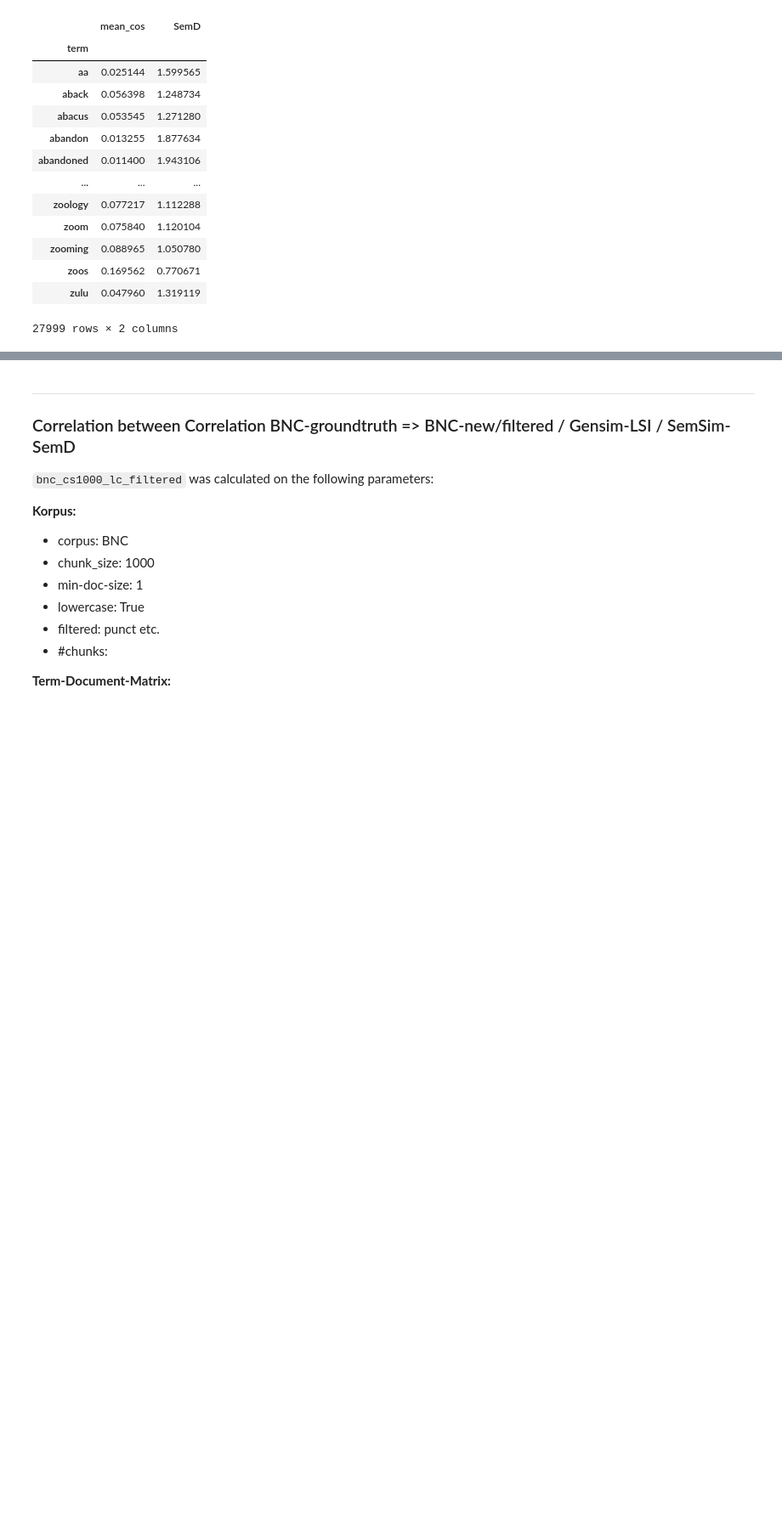
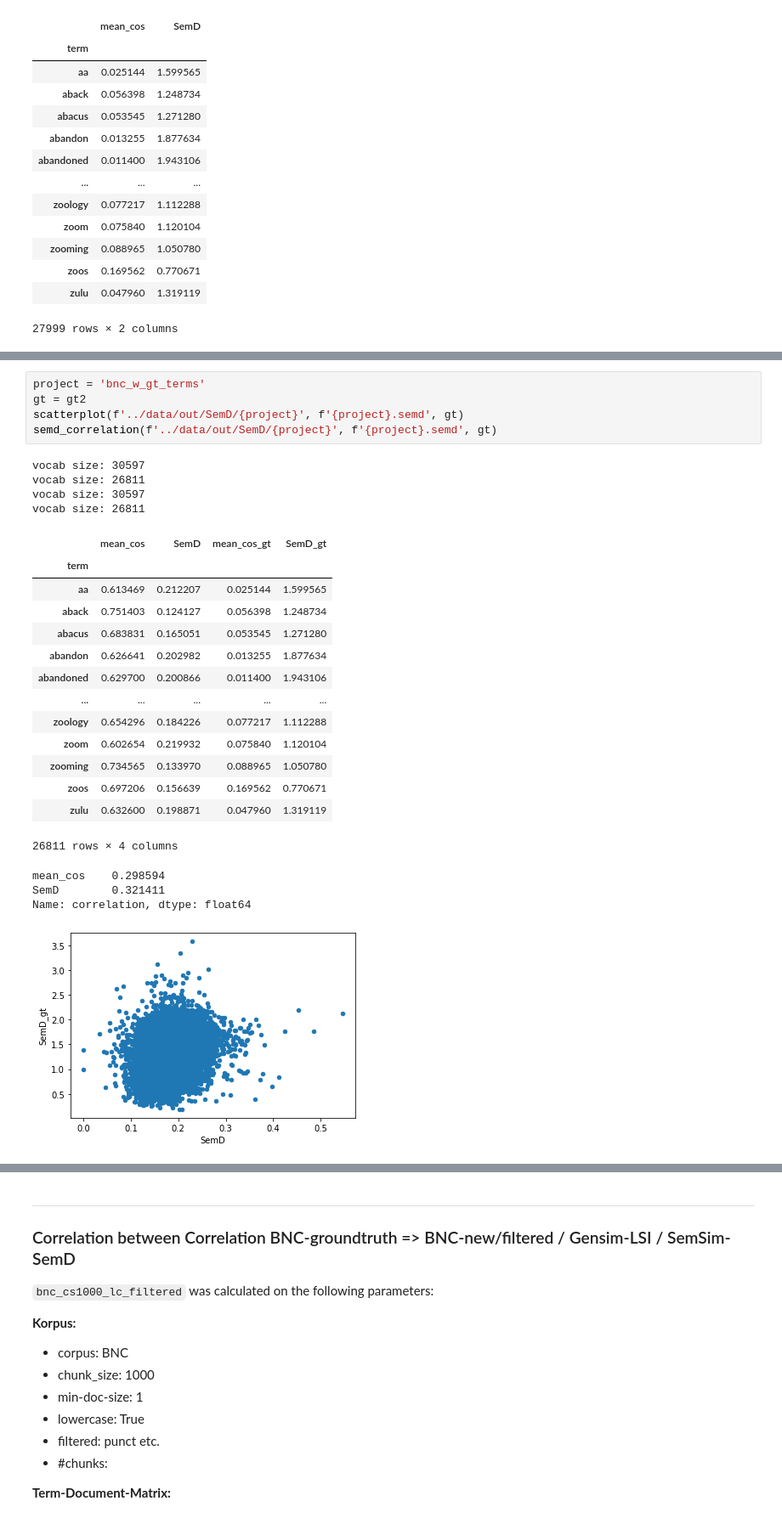
Before and after one commit to andifunke/semsim, a Jupyter notebook: notebooks/Compare_SemD_values.ipynb, the cells around one changed output, grey strips where cells are left out. Shown: that part at 85% size. Drawn from its saved outputs; the diff is of its cells as text; blank space fills up the shorter version.

```diff
--- a/notebooks/Compare_SemD_values.ipynb
+++ b/notebooks/Compare_SemD_values.ipynb
@@ -187,0 +204,28 @@ Name: correlation, dtype: float64
+# %%
+project = 'bnc_w_gt_terms'
+gt = gt2
+scatterplot(f'../data/out/SemD/{project}', f'{project}.semd', gt)
+semd_correlation(f'../data/out/SemD/{project}', f'{project}.semd', gt)
+# %% [output]
+vocab size: 30597
+vocab size: 26811
+vocab size: 30597
+vocab size: 26811
+|  | mean_cos | SemD | mean_cos_gt | SemD_gt |
+| term |  |  |  |  |
+| aa | 0.613469 | 0.212207 | 0.025144 | 1.599565 |
+| aback | 0.751403 | 0.124127 | 0.056398 | 1.248734 |
+| abacus | 0.683831 | 0.165051 | 0.053545 | 1.271280 |
+| abandon | 0.626641 | 0.202982 | 0.013255 | 1.877634 |
+| abandoned | 0.629700 | 0.200866 | 0.011400 | 1.943106 |
+| ... | ... | ... | ... | ... |
+| zoology | 0.654296 | 0.184226 | 0.077217 | 1.112288 |
+| zoom | 0.602654 | 0.219932 | 0.075840 | 1.120104 |
+| zooming | 0.734565 | 0.133970 | 0.088965 | 1.050780 |
+| zoos | 0.697206 | 0.156639 | 0.169562 | 0.770671 |
+| zulu | 0.632600 | 0.198871 | 0.047960 | 1.319119 |
+26811 rows × 4 columns
+mean_cos    0.298594
+SemD        0.321411
+Name: correlation, dtype: float64
+[figure, added]
```
Also changed, not shown: parts of 55 cells of this notebook, 3 other files.
